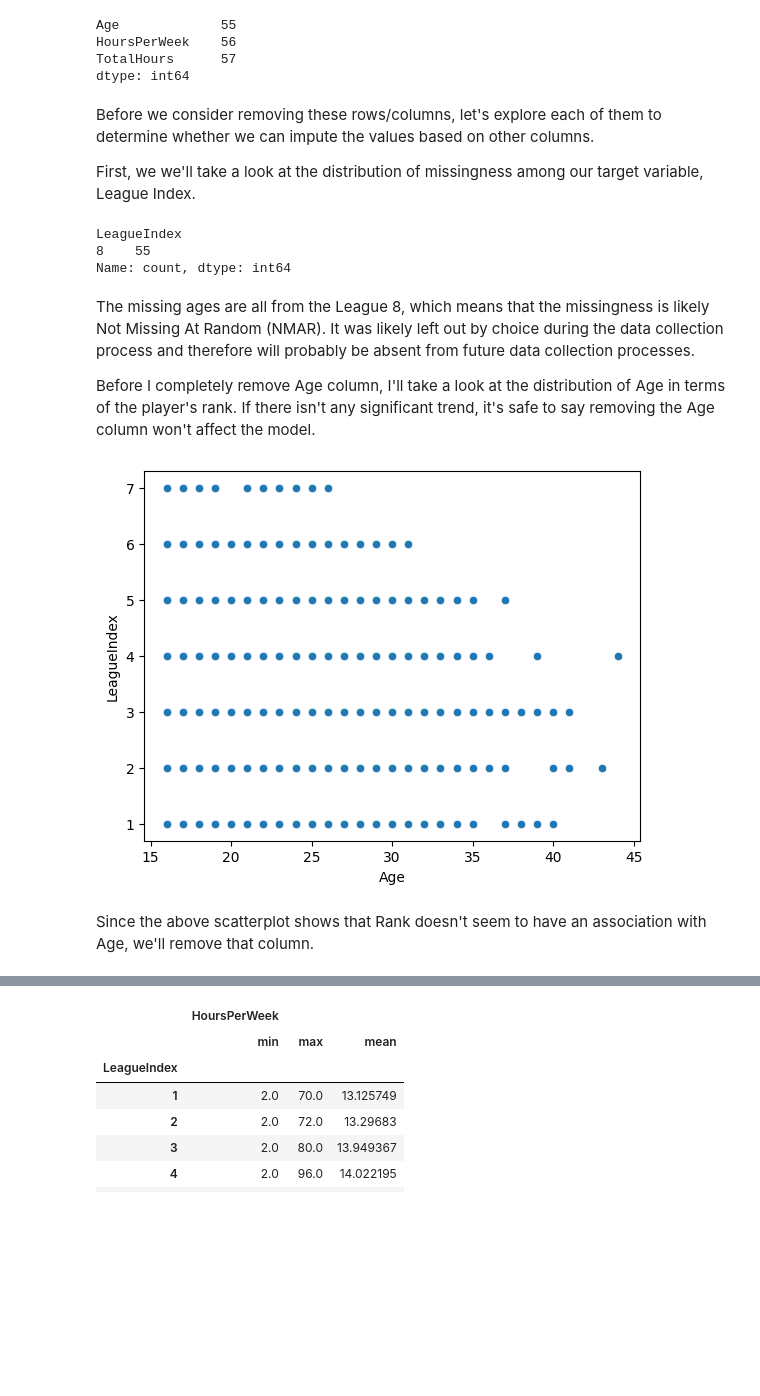
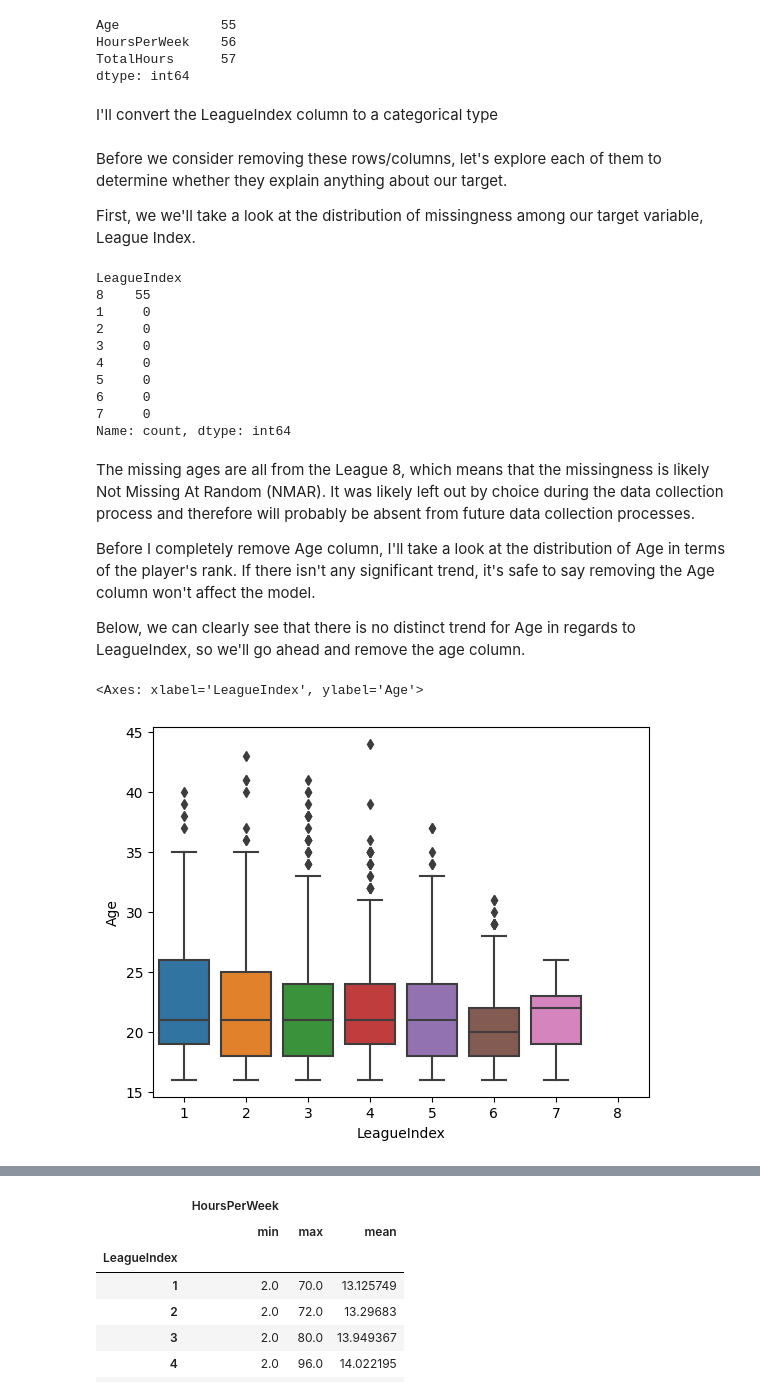
Before and after one commit to Ethan-Shapiro/EG-Starcraft-II-Project, a Jupyter notebook: notebook.ipynb, the cells around one changed output, grey strips where cells are left out. Cells and saved outputs as stored; diff of their text form; code cells hidden in the pictures; blank space fills up the shorter version.

```diff
--- a/notebook.ipynb
+++ b/notebook.ipynb
@@ -233,8 +278,12 @@ Age             55
 HoursPerWeek    56
 TotalHours      57
 dtype: int64
+# %% [markdown]
+I'll convert the LeagueIndex column to a categorical type
+# %%
+df['LeagueIndex'] = df['LeagueIndex'].astype('category')
 # %% [markdown]
-Before we consider removing these rows/columns, let's explore each of them to determine whether we can impute the values based on other columns.
+Before we consider removing these rows/columns, let's explore each of them to determine whether they explain anything about our target.
 
 First, we we'll take a look at the distribution of missingness among our target variable, League Index.
 # %%
@@ -242,18 +291,25 @@ df[df['Age'].isna()]['LeagueIndex'].value_counts()
 # %% [output]
 LeagueIndex
 8    55
+1     0
+2     0
+3     0
+4     0
+5     0
+6     0
+7     0
 Name: count, dtype: int64
 # %% [markdown]
 The missing ages are all from the League 8, which means that the missingness is likely Not Missing At Random (NMAR). It was likely left out by choice during the data collection process and therefore will probably be absent from future data collection processes.
 
 Before I completely remove Age column, I'll take a look at the distribution of Age in terms of the player's rank. If there isn't any significant trend, it's safe to say removing the Age column won't affect the model.
+
+Below, we can clearly see that there is no distinct trend for Age in regards to LeagueIndex, so we'll go ahead and remove the age column.
 # %%
-sns.scatterplot(df, x='Age', y='LeagueIndex')
-plt.show()
+sns.boxplot(df, x='LeagueIndex', y='Age')
 # %% [output]
+<Axes: xlabel='LeagueIndex', ylabel='Age'>
-[figure, old version]
+[figure, new version]
-# %% [markdown]
-Since the above scatterplot shows that Rank doesn't seem to have an association with Age, we'll remove that column.
 # %%
 df = df.drop(['Age'], axis=1)
 # %% [markdown]
```
Also changed, not shown: parts of 66 cells of this notebook.
